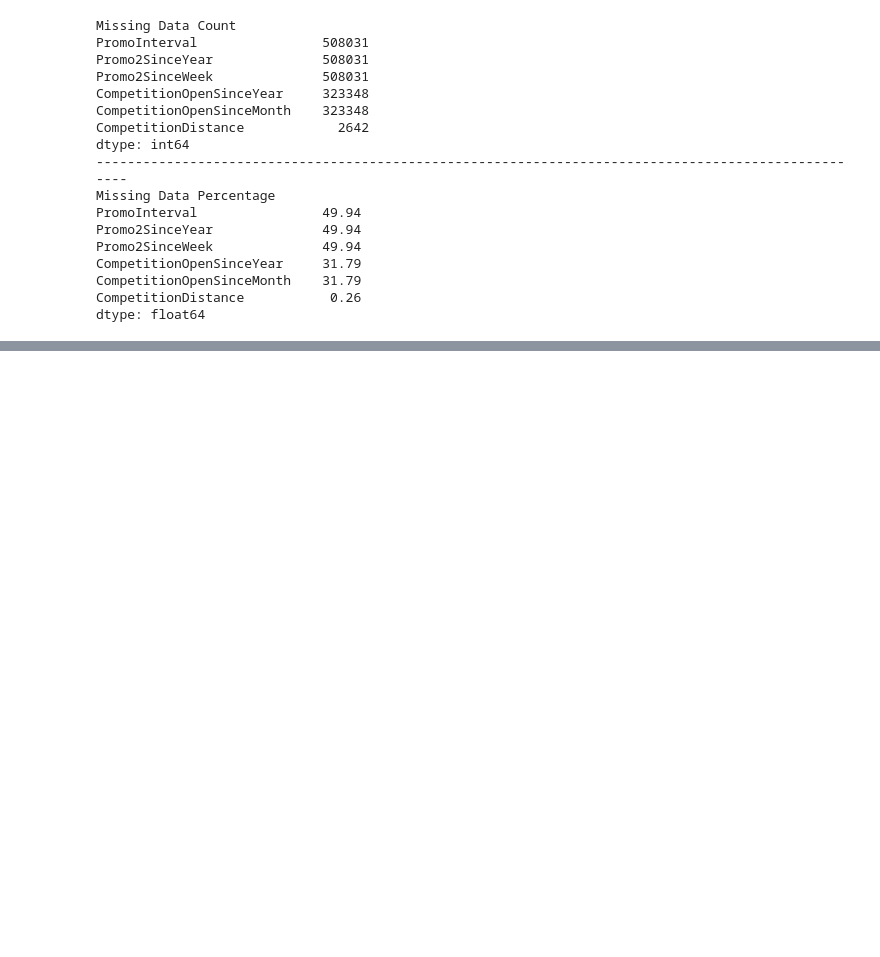
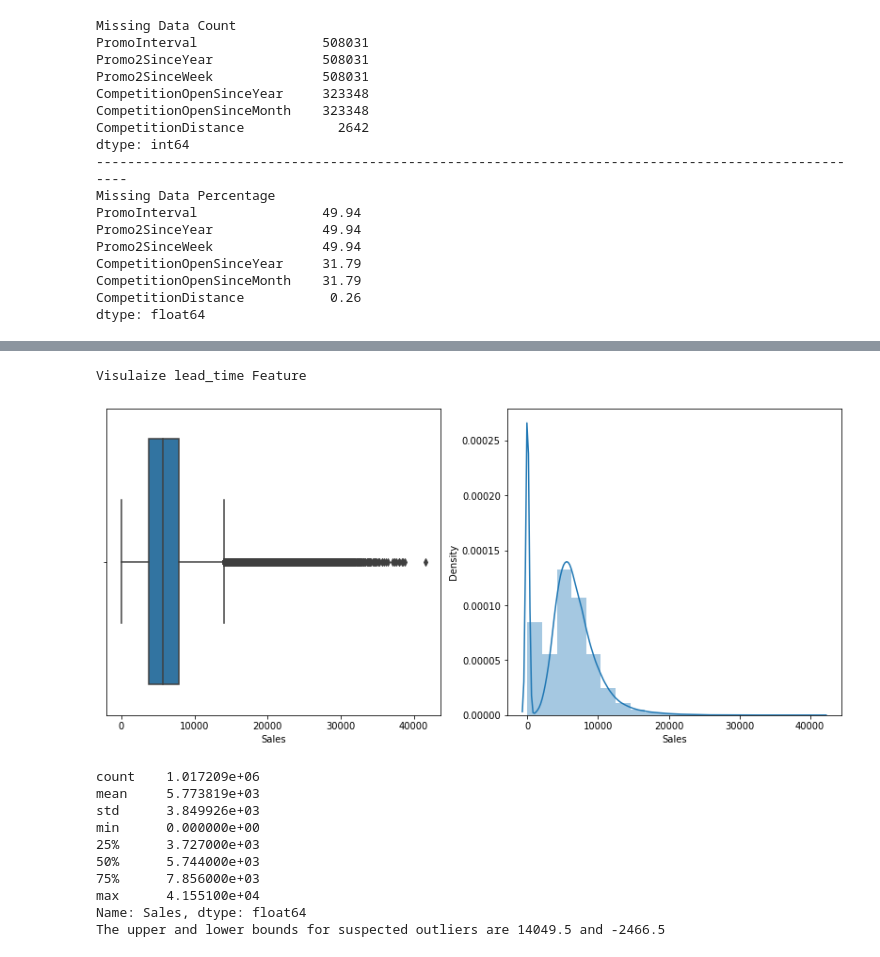
Before and after one commit to AnkitPatel745/Retail-Sales-Prediction-Capstone_Project, a Jupyter notebook: Rossmann_Sales_Prediction_Capstone_Project(ML_Regression).ipynb, the cells around one changed output, grey strips where cells are left out. Cells and saved outputs as stored; diff of their text form; code cells hidden in the pictures; blank space fills up the shorter version.

```diff
--- a/Rossmann_Sales_Prediction_Capstone_Project(ML_Regression).ipynb
+++ b/Rossmann_Sales_Prediction_Capstone_Project(ML_Regression).ipynb
@@ -226,0 +200,38 @@ sns.boxplot(df['Customers'])
+# %%
+# Functions used in this project for outlier determination (Not to Plot The Same Thing Again and Again)
+""" Visualize the Numerical Features """
+def visualize_num_feature(df):
+    plt.figure(figsize = (14, 6))
+    plt.subplot(1,2,1)
+    sns.boxplot(df)
+    plt.subplot(1,2,2)
+    sns.distplot(df, bins=20)
+    plt.show()
+
+""" Use IQR rule to identify potential outliers"""
+def stat_summary(df):
+    stat =  df.describe()
+    print(stat)
+    IQR = stat['75%'] - stat['25%']
+    upper = stat['75%'] + 1.5 * IQR
+    lower = stat['25%'] - 1.5 * IQR
+    print('The upper and lower bounds for suspected outliers are {} and {}' .format(upper, lower))
+# %%
+# plotting the boxplot for finding the Outlier in the sales feature of the Dataset
+### Sales
+print('Visulaize Sales Feature')
+visualize_num_feature(df.Sales)
+stat_summary(df.Sales)
+# %% [output]
+Visulaize lead_time Feature
+[figure, added]
+count    1.017209e+06
+mean     5.773819e+03
+std      3.849926e+03
+min      0.000000e+00
+25%      3.727000e+03
+50%      5.744000e+03
+75%      7.856000e+03
+max      4.155100e+04
+Name: Sales, dtype: float64
+The upper and lower bounds for suspected outliers are 14049.5 and -2466.5
```
Also changed, not shown: parts of 18 cells of this notebook.
